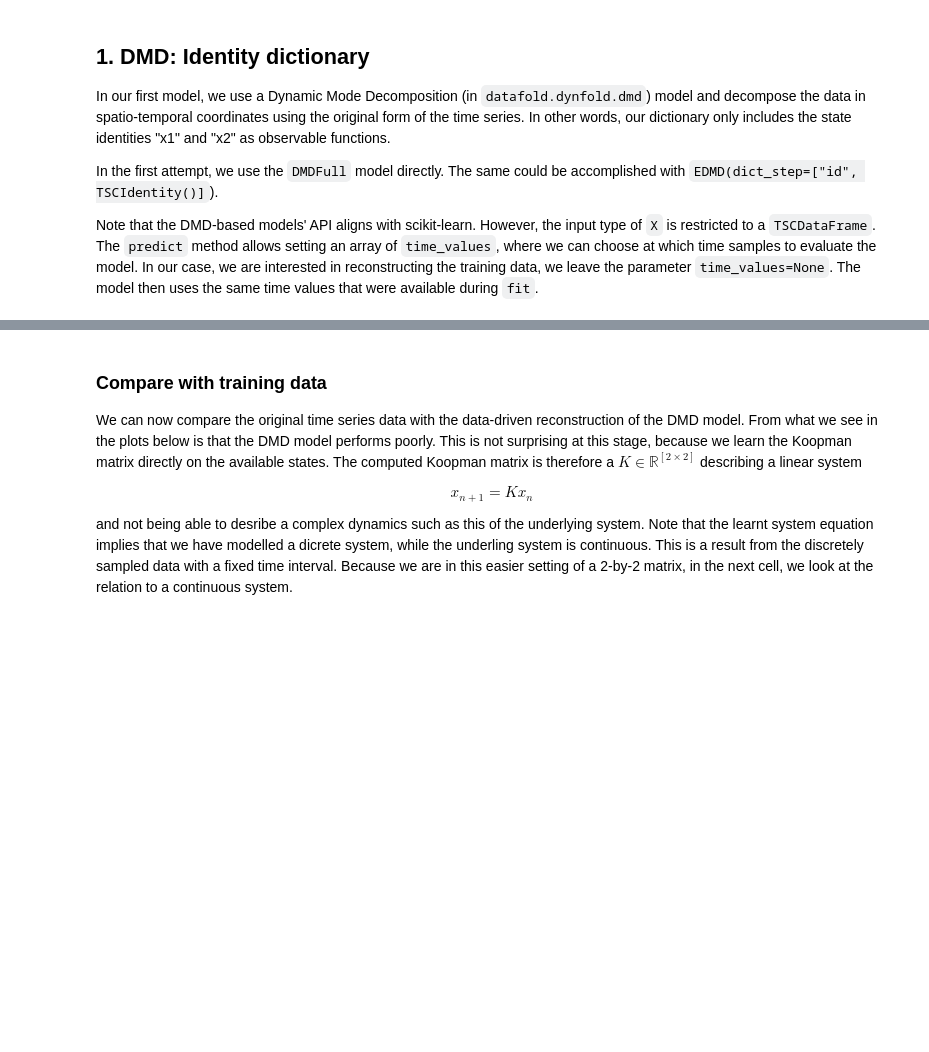
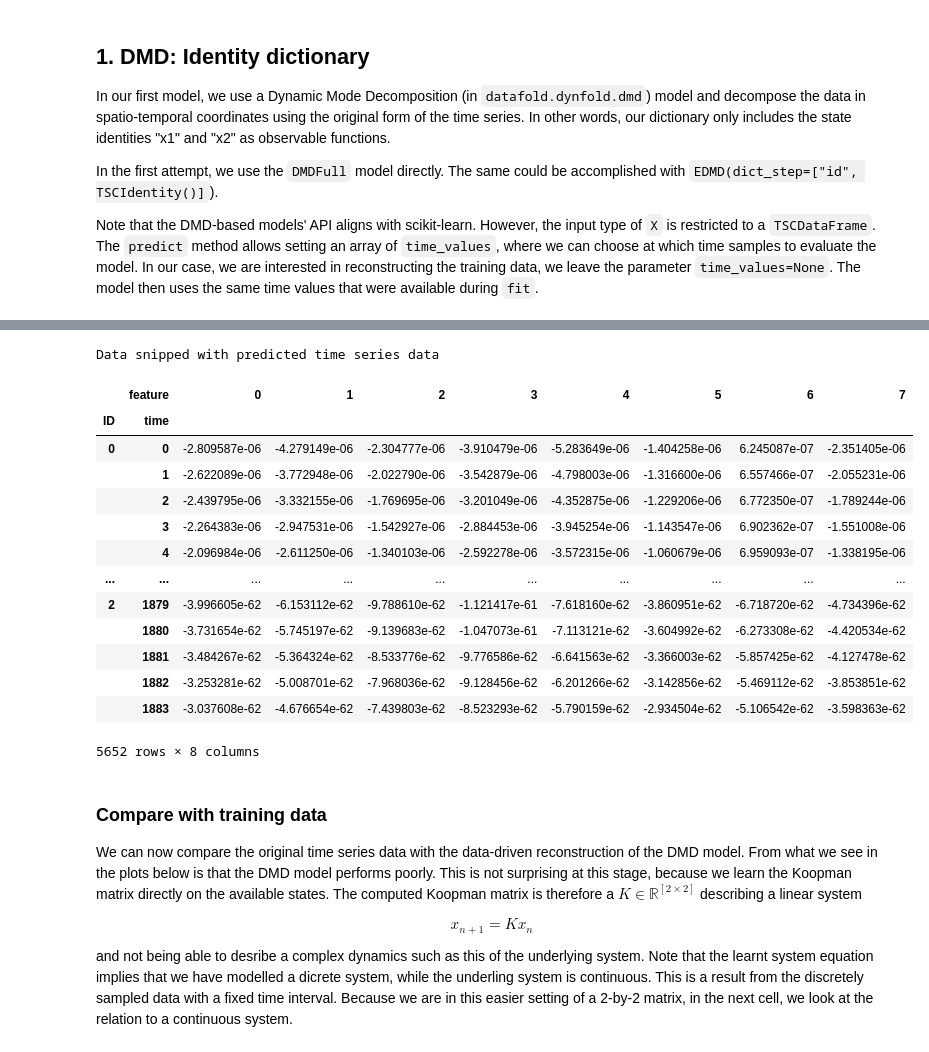
Before and after one commit to MachineLearningJournalClub/SSVEP_IEEE_SMC_2021, a Jupyter notebook: Code/datafold-master/06_basic_edmd_limitcycle.ipynb, the cells around one changed output, grey strips where cells are left out. Cells and saved outputs as stored; diff of their text form; code cells hidden in the pictures; blank space fills up the shorter version.

```diff
--- a/Code/datafold-master/06_basic_edmd_limitcycle.ipynb
+++ b/Code/datafold-master/06_basic_edmd_limitcycle.ipynb
@@ -65,3 +74,8 @@ def solve_limit_cycle(initial_conditions, t_eval):
         time_series_dfs.append(solution)
 
     return TSCDataFrame.from_frame_list(time_series_dfs)
+# %%
+from load_data import load_patient_trial
+data_p1, labels_p1, data_p2, labels_p2 = load_patient_trial()
+labels_p1 = np.array(labels_p1)
+labels_p2 = np.array(labels_p2)
@@ -126,3 +109,6 @@ In our first model, we use a Dynamic Mode Decomposition (in `datafold.dynfold.dm
 In the first attempt, we use the `DMDFull` model directly. The same could be accomplished with `EDMD(dict_step=["id", TSCIdentity()]`).
 
 Note that the DMD-based models' API aligns with scikit-learn. However, the input type of `X` is restricted to a `TSCDataFrame`. The `predict` method allows setting an array of `time_values`, where we can choose at which time samples to evaluate the model. In our case, we are interested in reconstructing the training data, we leave the parameter `time_values=None`. The model then uses the same time values that were available during `fit`.
+# %%
+tsc_data = TSCDataFrame.from_frame_list([pd.DataFrame(data_p1[0,:,:].T), pd.DataFrame(data_p1[1,:,:].T),
+                                        pd.DataFrame(data_p1[2,:,:].T)])
@@ -129,12 +123,28 @@ Note that the DMD-based models' API aligns with scikit-learn. However, the input
 # %%
 dmd = DMDFull().fit(X=tsc_data, store_system_matrix=True)  # must be TSCDataFrame
 dmd_values = dmd.predict(tsc_data.initial_states(), time_values=None)
 
 # Will be a red line in the plot
-dmd_values_oos = dmd.predict(np.array([-1.8, 2]), time_values=np.linspace(0, 100, 1000))
+#dmd_values_oos = dmd.predict(np.array([-1.8, 2, 3,4,  5, 6, 7, 8]), time_values=np.linspace(0, 100, 1000))
 
 print("Data snipped with predicted time series data")
 dmd_values
+# %% [output]
+Data snipped with predicted time series data
+|  | feature | 0 | 1 | 2 | 3 | 4 | 5 | 6 | 7 |
+| ID | time |  |  |  |  |  |  |  |  |
+| 0 | 0 | -2.809587e-06 | -4.279149e-06 | -2.304777e-06 | -3.910479e-06 | -5.283649e-06 | -1.404258e-06 | 6.245087e-07 | -2.351405e-06 |
+|  | 1 | -2.622089e-06 | -3.772948e-06 | -2.022790e-06 | -3.542879e-06 | -4.798003e-06 | -1.316600e-06 | 6.557466e-07 | -2.055231e-06 |
+|  | 2 | -2.439795e-06 | -3.332155e-06 | -1.769695e-06 | -3.201049e-06 | -4.352875e-06 | -1.229206e-06 | 6.772350e-07 | -1.789244e-06 |
+|  | 3 | -2.264383e-06 | -2.947531e-06 | -1.542927e-06 | -2.884453e-06 | -3.945254e-06 | -1.143547e-06 | 6.902362e-07 | -1.551008e-06 |
+|  | 4 | -2.096984e-06 | -2.611250e-06 | -1.340103e-06 | -2.592278e-06 | -3.572315e-06 | -1.060679e-06 | 6.959093e-07 | -1.338195e-06 |
+| ... | ... | ... | ... | ... | ... | ... | ... | ... | ... |
+| 2 | 1879 | -3.996605e-62 | -6.153112e-62 | -9.788610e-62 | -1.121417e-61 | -7.618160e-62 | -3.860951e-62 | -6.718720e-62 | -4.734396e-62 |
+|  | 1880 | -3.731654e-62 | -5.745197e-62 | -9.139683e-62 | -1.047073e-61 | -7.113121e-62 | -3.604992e-62 | -6.273308e-62 | -4.420534e-62 |
+|  | 1881 | -3.484267e-62 | -5.364324e-62 | -8.533776e-62 | -9.776586e-62 | -6.641563e-62 | -3.366003e-62 | -5.857425e-62 | -4.127478e-62 |
+|  | 1882 | -3.253281e-62 | -5.008701e-62 | -7.968036e-62 | -9.128456e-62 | -6.201266e-62 | -3.142856e-62 | -5.469112e-62 | -3.853851e-62 |
+|  | 1883 | -3.037608e-62 | -4.676654e-62 | -7.439803e-62 | -8.523293e-62 | -5.790159e-62 | -2.934504e-62 | -5.106542e-62 | -3.598363e-62 |
+5652 rows × 8 columns
 # %% [markdown]
 ### Compare with training data
 
```
Also changed, not shown: parts of 17 cells of this notebook, 1 other file.
